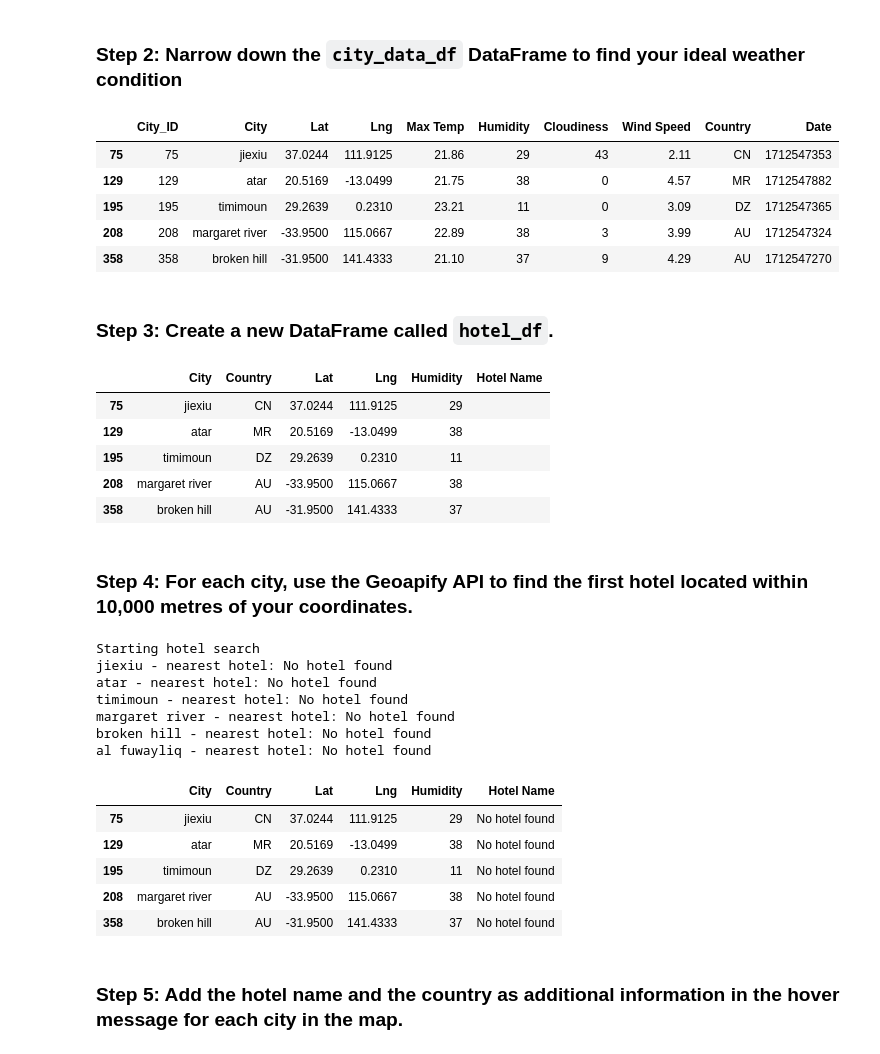
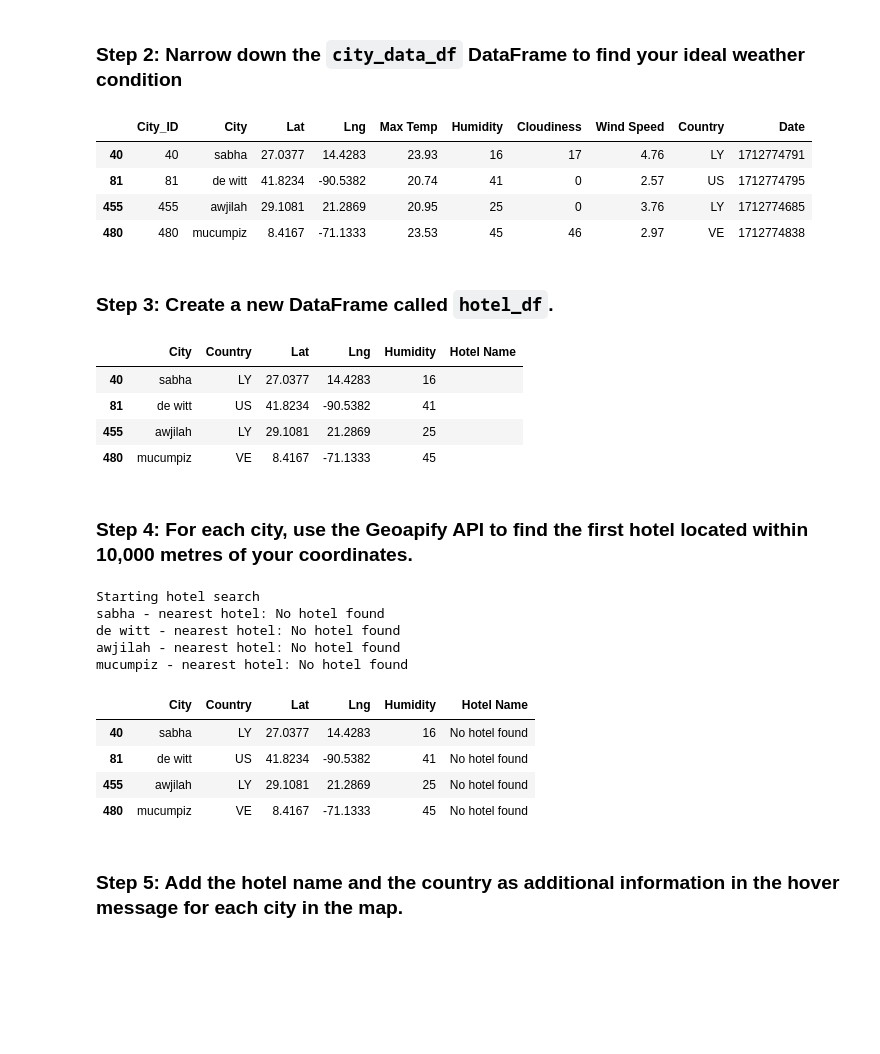
Before and after one commit to SarahSonKim/World_Weather_Analysis, a Jupyter notebook: VacationPy_JHS.ipynb, the cells around one changed output. Saved outputs shown, nothing was run; the diff lists cells and outputs as text; code cells hidden in the pictures; blank space fills up the shorter version.

```diff
--- a/VacationPy_JHS.ipynb
+++ b/VacationPy_JHS.ipynb
@@ -18,6 +14,6 @@ from api_keys import geoapify_key
 # %%
 # Load the CSV file created in Part 1 into a Pandas DataFrame
-city_data_df = pd.read_csv("../output_data/cities.csv")
+city_data_df = pd.read_csv("cities.csv")
 
 # Display sample data
 city_data_df.head()
@@ -72,11 +68,10 @@ filtered_cities_df.dropna(inplace=True)
 filtered_cities_df.head()
 # %% [output]
 |  | City_ID | City | Lat | Lng | Max Temp | Humidity | Cloudiness | Wind Speed | Country | Date |
-| 75 | 75 | jiexiu | 37.0244 | 111.9125 | 21.86 | 29 | 43 | 2.11 | CN | 1712547353 |
-| 129 | 129 | atar | 20.5169 | -13.0499 | 21.75 | 38 | 0 | 4.57 | MR | 1712547882 |
-| 195 | 195 | timimoun | 29.2639 | 0.2310 | 23.21 | 11 | 0 | 3.09 | DZ | 1712547365 |
-| 208 | 208 | margaret river | -33.9500 | 115.0667 | 22.89 | 38 | 3 | 3.99 | AU | 1712547324 |
-| 358 | 358 | broken hill | -31.9500 | 141.4333 | 21.10 | 37 | 9 | 4.29 | AU | 1712547270 |
+| 40 | 40 | sabha | 27.0377 | 14.4283 | 23.93 | 16 | 17 | 4.76 | LY | 1712774791 |
+| 81 | 81 | de witt | 41.8234 | -90.5382 | 20.74 | 41 | 0 | 2.57 | US | 1712774795 |
+| 455 | 455 | awjilah | 29.1081 | 21.2869 | 20.95 | 25 | 0 | 3.76 | LY | 1712774685 |
+| 480 | 480 | mucumpiz | 8.4167 | -71.1333 | 23.53 | 45 | 46 | 2.97 | VE | 1712774838 |
 # %% [markdown]
 ### Step 3: Create a new DataFrame called `hotel_df`.
 # %%
@@ -90,20 +85,20 @@ hotel_df['Hotel Name'] = ''
 hotel_df.head()
 # %% [output]
 |  | City | Country | Lat | Lng | Humidity | Hotel Name |
-| 75 | jiexiu | CN | 37.0244 | 111.9125 | 29 |  |
-| 129 | atar | MR | 20.5169 | -13.0499 | 38 |  |
-| 195 | timimoun | DZ | 29.2639 | 0.2310 | 11 |  |
-| 208 | margaret river | AU | -33.9500 | 115.0667 | 38 |  |
-| 358 | broken hill | AU | -31.9500 | 141.4333 | 37 |  |
+| 40 | sabha | LY | 27.0377 | 14.4283 | 16 |  |
+| 81 | de witt | US | 41.8234 | -90.5382 | 41 |  |
+| 455 | awjilah | LY | 29.1081 | 21.2869 | 25 |  |
+| 480 | mucumpiz | VE | 8.4167 | -71.1333 | 45 |  |
 # %% [markdown]
 ### Step 4: For each city, use the Geoapify API to find the first hotel located within 10,000 metres of your coordinates.
 # %%
 # Set parameters to search for a hotel
 radius = 10000  # Define the search radius in meters
 params = {
-    "type": "hotel",
-    "radius": radius,
-    "limit": 1,  # Limit to only 1 result per city
+    "categories": "accommodation.hotel",
+    #"radius": radius,
+    "limit": 40,
+    "apiKey":geoapify_key
 }
 
 # Print a message to follow up the hotel search
@@ -112,46 +107,43 @@ print("Starting hotel search")
 # Iterate through the hotel_df DataFrame
 for index, row in hotel_df.iterrows():
     # Get latitude, longitude from the DataFrame
     lat = row["Lat"]
     lng = row["Lng"]
 
     # Add filter and bias parameters with the current city's latitude and longitude to the params dictionary
-    params["filter"] = f"circle:{radius}@{lat},{lng}"
-    params["bias"] = f"point:{lat},{lng}"
+    params["filter"] = f"circle:{lng},{lat},{radius}"
+    params["bias"] = f":proximity: {lng},{lat}"
 
     # Set base URL
     base_url = "https://api.geoapify.com/v2/places"
 
     # Make an API request using the params dictionary
     response = requests.get(base_url, params=params)
 
     # Convert the API response to JSON format
     name_address = response.json()
 
     # Grab the first hotel from the results and store the name in the hotel_df DataFrame
     try:
         hotel_df.loc[index, "Hotel Name"] = name_address["features"][0]["properties"]["name"]
     except (KeyError, IndexError):
         # If no hotel is found, set the hotel name as "No hotel found".
         hotel_df.loc[index, "Hotel Name"] = "No hotel found"
 
     # Log the search results
     print(f"{hotel_df.loc[index, 'City']} - nearest hotel: {hotel_df.loc[index, 'Hotel Name']}")
 hotel_df.head()
 # %% [output]
 Starting hotel search
-jiexiu - nearest hotel: No hotel found
-atar - nearest hotel: No hotel found
-timimoun - nearest hotel: No hotel found
-margaret river - nearest hotel: No hotel found
-broken hill - nearest hotel: No hotel found
-al fuwayliq - nearest hotel: No hotel found
+sabha - nearest hotel: No hotel found
+de witt - nearest hotel: No hotel found
+awjilah - nearest hotel: No hotel found
+mucumpiz - nearest hotel: No hotel found
 |  | City | Country | Lat | Lng | Humidity | Hotel Name |
-| 75 | jiexiu | CN | 37.0244 | 111.9125 | 29 | No hotel found |
-| 129 | atar | MR | 20.5169 | -13.0499 | 38 | No hotel found |
-| 195 | timimoun | DZ | 29.2639 | 0.2310 | 11 | No hotel found |
-| 208 | margaret river | AU | -33.9500 | 115.0667 | 38 | No hotel found |
-| 358 | broken hill | AU | -31.9500 | 141.4333 | 37 | No hotel found |
+| 40 | sabha | LY | 27.0377 | 14.4283 | 16 | No hotel found |
+| 81 | de witt | US | 41.8234 | -90.5382 | 41 | No hotel found |
+| 455 | awjilah | LY | 29.1081 | 21.2869 | 25 | No hotel found |
+| 480 | mucumpiz | VE | 8.4167 | -71.1333 | 45 | No hotel found |
 # %% [markdown]
 ### Step 5: Add the hotel name and the country as additional information in the hover message for each city in the map.
 # %%
```
Also changed, not shown: parts of 2 cells of this notebook.
